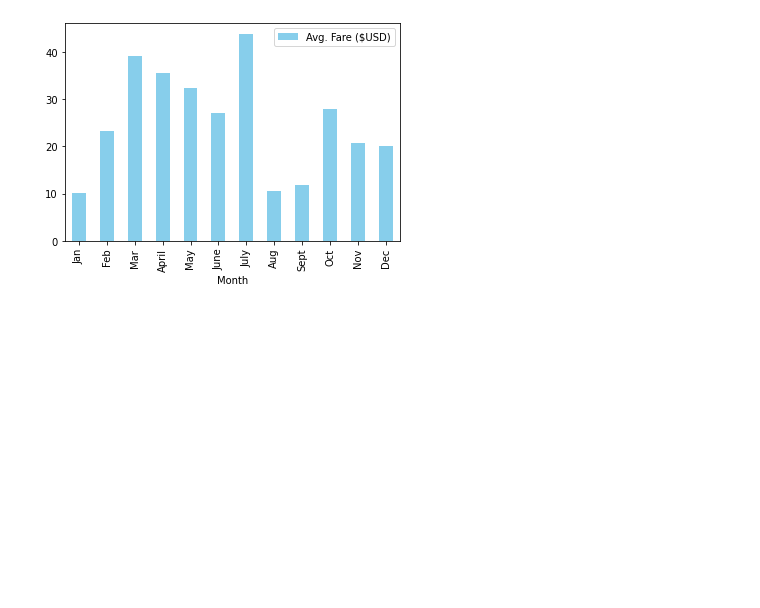
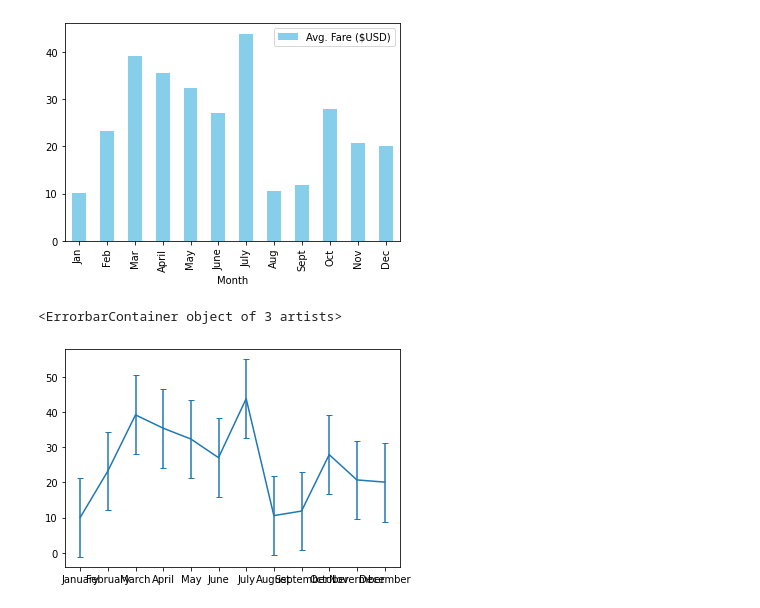
Before and after one commit to mattnelson-code/PyBer_Analysis, a Jupyter notebook: PyBer_ride_data.ipynb, the cells around one changed output. Drawn from its saved outputs; the diff is of its cells as text; code cells hidden in the pictures; blank space fills up the shorter version.

```diff
--- a/PyBer_ride_data.ipynb
+++ b/PyBer_ride_data.ipynb
@@ -60,3 +58,15 @@ pyber_ride_df.plot.bar(x="Month", y="Avg. Fare ($USD)", color="#87ceeb")
 plt.show()
 # %% [output]
 [figure]
+# %%
+# Create x-axis and y-axis
+x_axis = ["January", "February", "March", "April", "May", "June",
+          "July", "August", "September", "October", "Novermber", "December"]
+y_axis = [10.02, 23.24, 39.20, 35.42, 32.34, 27.04, 43.82, 10.56, 11.85, 27.90,
+          20.71, 20.09]
+# %%
+# To do: add error bars 5.1.10
+plt.errorbar(x_axis, y_axis, yerr=stdev, capsize=3)
+# %% [output]
+<ErrorbarContainer object of 3 artists>
+[figure, added]
```
Also changed, not shown: parts of 1 cell of this notebook, 1 other file.
